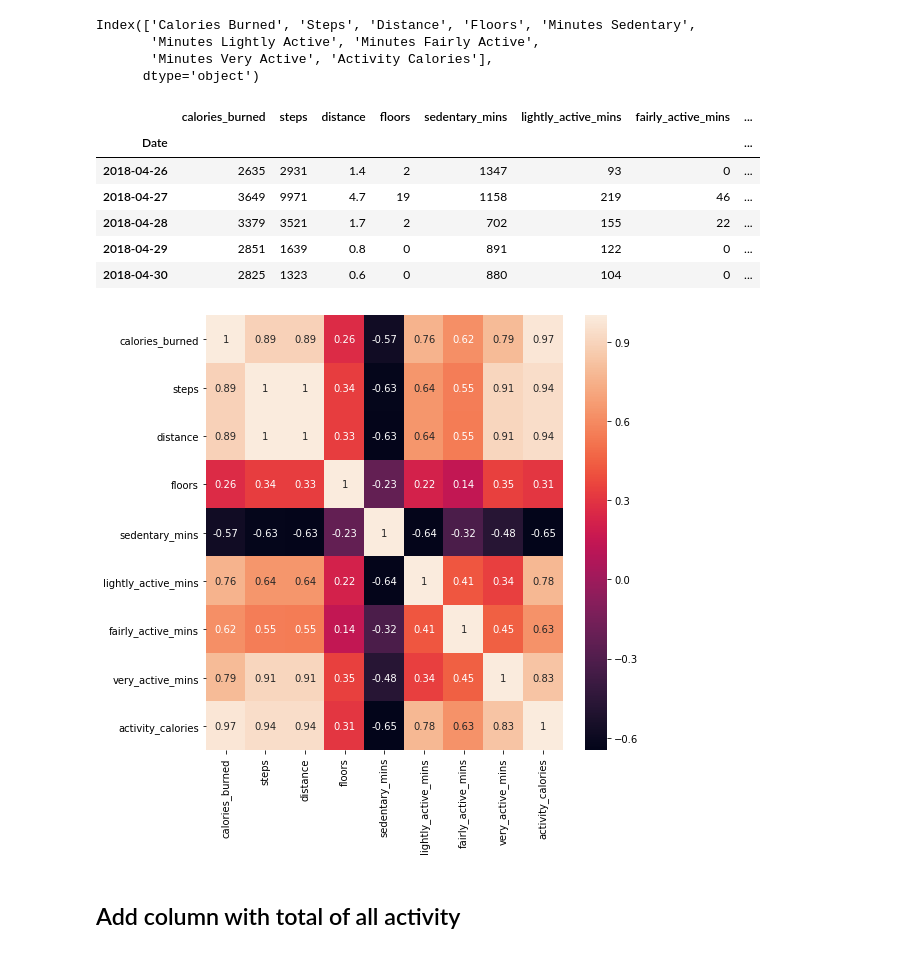
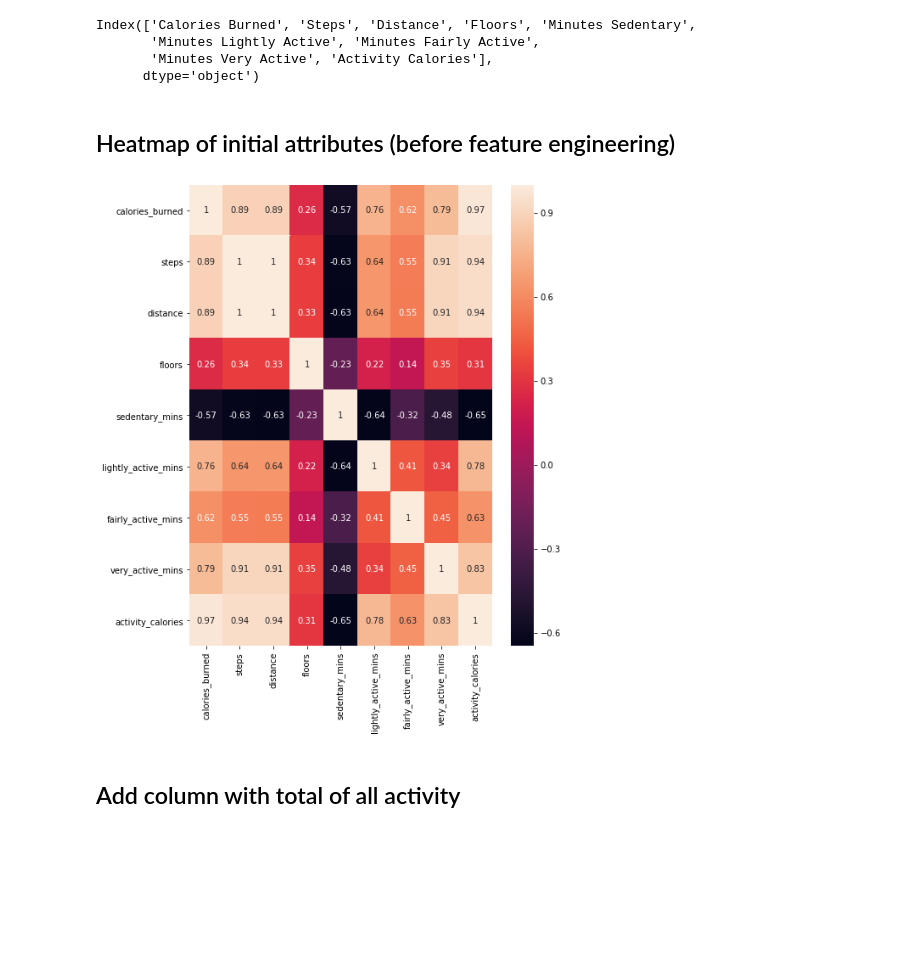
Before and after one commit to U-Gotta-Have-Faith/time_series, a Jupyter notebook: fitbit_deliverable.ipynb, the cells around one changed output. Cells and saved outputs as stored; diff of their text form; code cells hidden in the pictures; blank space fills up the shorter version.

```diff
--- a/fitbit_deliverable.ipynb
+++ b/fitbit_deliverable.ipynb
@@ -95,23 +89,15 @@ df = df.rename(columns={'Calories Burned': 'calories_burned', 'Steps': 'steps',
                   'Floors': 'floors', 'Minutes Sedentary': 'sedentary_mins', 'Minutes Lightly Active': 'lightly_active_mins',
                   'Minutes Fairly Active': 'fairly_active_mins', 'Minutes Very Active': 'very_active_mins',
                 'Activity Calories': 'activity_calories'})
-# %%
-df.head()
-# %% [output]
-|  | calories_burned | steps | distance | floors | sedentary_mins | lightly_active_mins | fairly_active_mins | ... |
-| Date |  |  |  |  |  |  |  | ... |
-| 2018-04-26 | 2635 | 2931 | 1.4 | 2 | 1347 | 93 | 0 | ... |
-| 2018-04-27 | 3649 | 9971 | 4.7 | 19 | 1158 | 219 | 46 | ... |
-| 2018-04-28 | 3379 | 3521 | 1.7 | 2 | 702 | 155 | 22 | ... |
-| 2018-04-29 | 2851 | 1639 | 0.8 | 0 | 891 | 122 | 0 | ... |
-| 2018-04-30 | 2825 | 1323 | 0.6 | 0 | 880 | 104 | 0 | ... |
+# %% [markdown]
+## Heatmap of initial attributes (before feature engineering)
 # %%
-plt.figure(figsize = (8,8))
+plt.figure(figsize = (8,10))
 corr = df.corr()
 sns.heatmap(corr, annot = True)
 plt.show()
 # %% [output]
-[figure, old version]
+[figure, new version]
 # %% [markdown]
 ## Add column with total of all activity
 # %%
```
Also changed, not shown: parts of 29 cells of this notebook.
